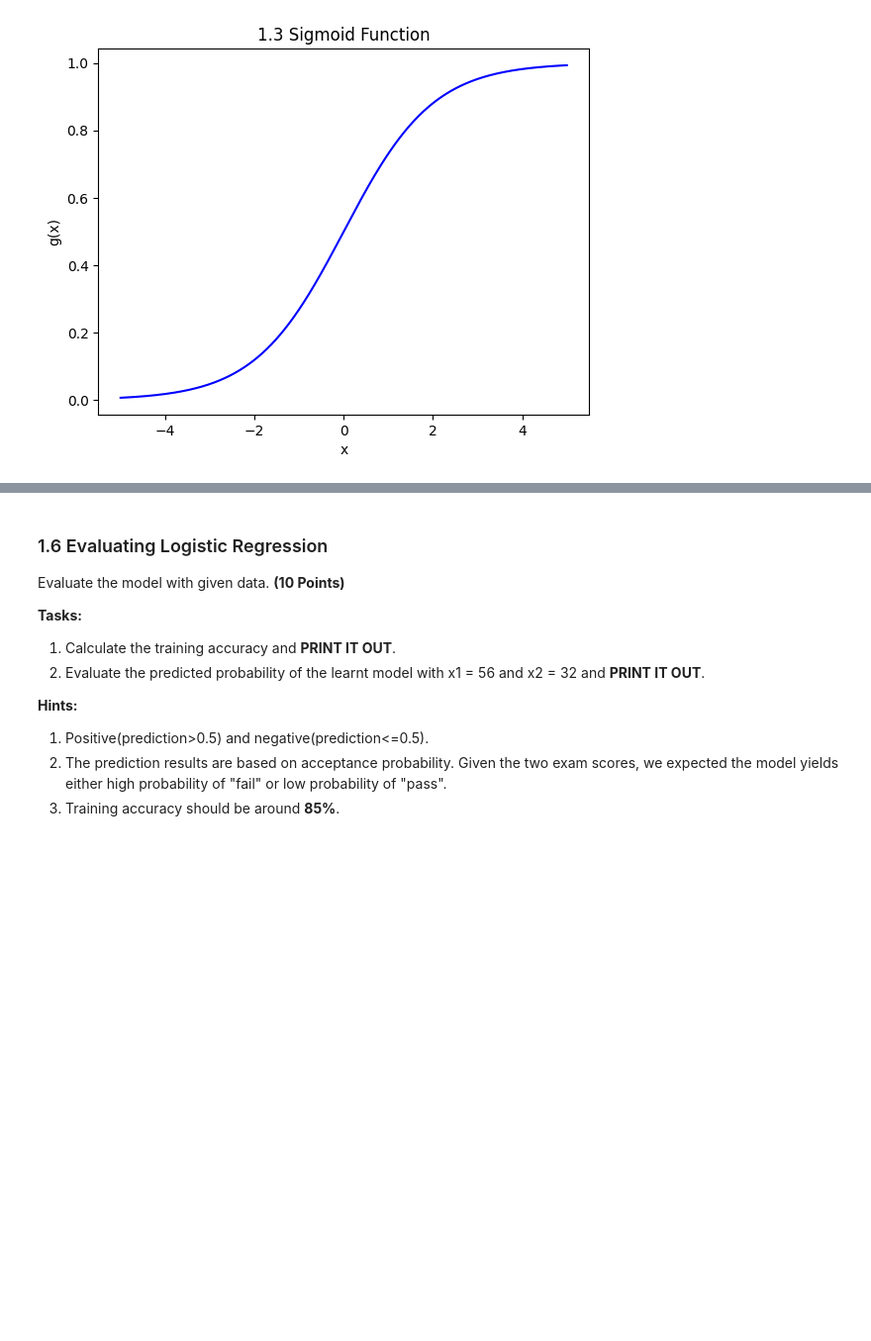
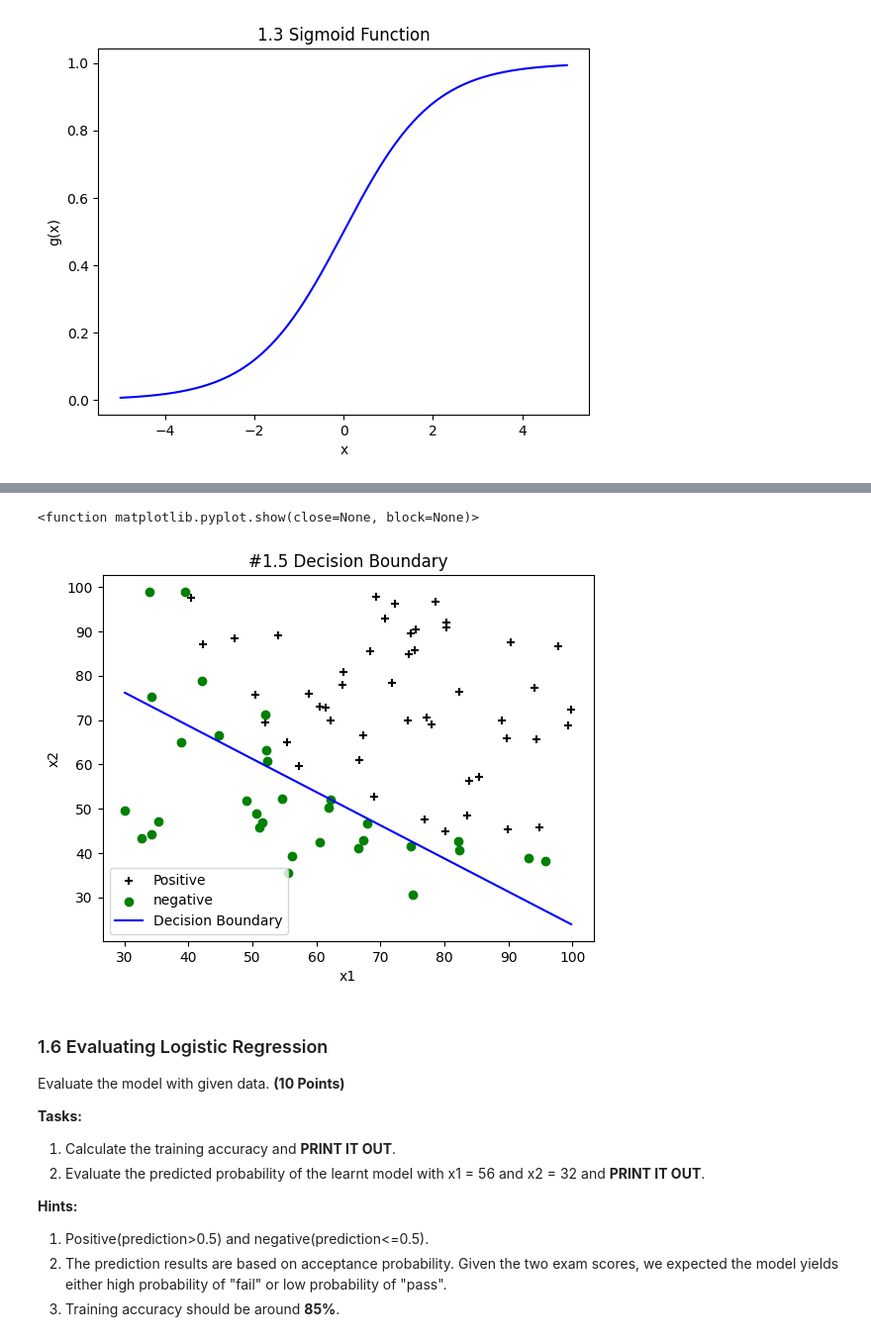
Before and after one commit to j21j/CAP4630, a Jupyter notebook: HW2/CAP4630_HW2_Jones.ipynb, the cells around one changed output, grey strips where cells are left out. Shown at 99% size. Saved outputs shown, nothing was run; the diff lists cells and outputs as text; code cells hidden in the pictures; blank space fills up the shorter version.

```diff
--- a/HW2/CAP4630_HW2_Jones.ipynb
+++ b/HW2/CAP4630_HW2_Jones.ipynb
@@ -228,6 +228,24 @@ Cost: 0.6563302142684528
 # 1)Calculate best fit theta by Gradient Descent with learning rate of 0.001 (1e-3) and epoch of 80K.
 # The initial theta from above blocks is used as initial values.
 
+def gradient_descent(theta, X, y, learning_rate=0.001, epochs=80000):
+    m = len(y)
+    for epoch in range(epochs):
+      grad = cal_grad(theta, X, y)
+      theta = theta - learning_rate * grad
+      if epoch < 5:
+        cost = cal_cost(theta, X, y)
+        print(f"------Epoch {epoch}------")
+        print(f"Theta: {theta}")
+        print(f"Cost: {cost}")
+
+    return theta
+
 # 2) Print out the best theta (the last one is considered as the best here) and its corresponding cost.
 # Gradient Descent
+best_theta = gradient_descent(theta, X, y)
+best_cost = cal_cost(theta, X, y)
+print('\n')
+print(f"Best theta: {best_theta}")
+print(f"Corresponding cost: {best_cost}")
 # %% [output]
@@ -237,3 +271,25 @@ ValueError: shapes (80,3) and (1,3) not aligned: 3 (dim 1) != 1 (dim 0)
+# %%
+# 1.5 Draw Decision Boundary Here
+x_vals = np.array([min(X[:, 1]), max(X[:, 1])])
+decision_boundary = -(best_theta[0] + best_theta[1] * x_vals) / best_theta[2]
+
+# Separate data based on label
+positive = df1[df1['label'] == 1]
+negative = df1[df1['label'] == 0]
+
+# Create the scatter plot
+plt.scatter(positive['x1'], positive['x2'], color='black', label='Positive', marker='+')
+plt.scatter(negative['x1'], negative['x2'], color='green', label='negative', marker='o')
+plt.plot(x_vals, decision_boundary, label='Decision Boundary', color='blue')
+
+plt.xlabel('x1')
+plt.ylabel('x2')
+plt.title('#1.5 Decision Boundary')
+plt.legend()
+plt.show
+# %% [output]
+<function matplotlib.pyplot.show(close=None, block=None)>
+[figure, added]
 # %% [markdown]
 ### 1.6 Evaluating Logistic Regression
 
```
Also changed, not shown: parts of 3 cells of this notebook.
